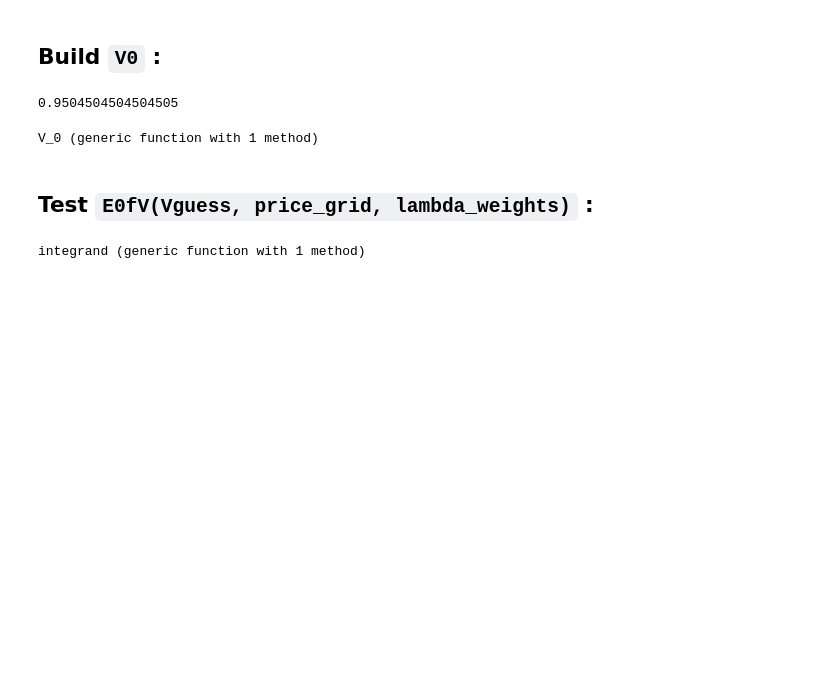
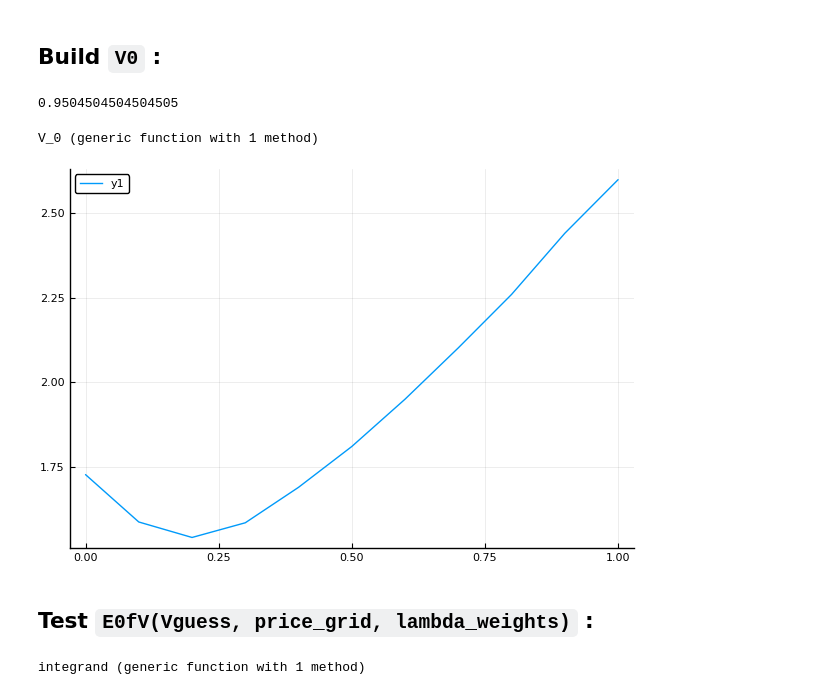
Before and after one commit to cdagnino/LearningModels, a Jupyter notebook: Notebooks/aguirregabiria_julia.ipynb, the cells around one changed output. Cells and saved outputs as stored; diff of their text form; code cells hidden in the pictures; blank space fills up the shorter version.

```diff
--- a/Notebooks/aguirregabiria_julia.ipynb
+++ b/Notebooks/aguirregabiria_julia.ipynb
@@ -174,18 +187,20 @@ V_0 (generic function with 1 method)
 # %%
 lambdas_selected = [[0.0, 0.5, 0.5],
                     [0.1, 0.5, 0.4],
                     [0.2, 0.5, 0.3],
                     [0.3, 0.5, 0.2],
                     [0.4, 0.5, 0.1],
                     [0.5, 0.4, 0.1],
                     [0.6, 0.3, 0.1],
                     [0.7, 0.2, 0.1],
                     [0.8, 0.1, 0.1],
                     [0.9, 0.1, 0.0],
                     [1.0, 0.0, 0.0]]
 
 V_0_values = V_0.(lambdas_selected)
-plot(0:0.1:1, V_0_values, size = (1800, 1000))
+plot(0:0.1:1, V_0_values)
+# %% [output]
+[figure, added]
 # %% [markdown]
 ## Test `E0fV(Vguess, price_grid, lambda_weights)` :
 # %%
```
Also changed, not shown: parts of 13 cells of this notebook, 2 other files.
